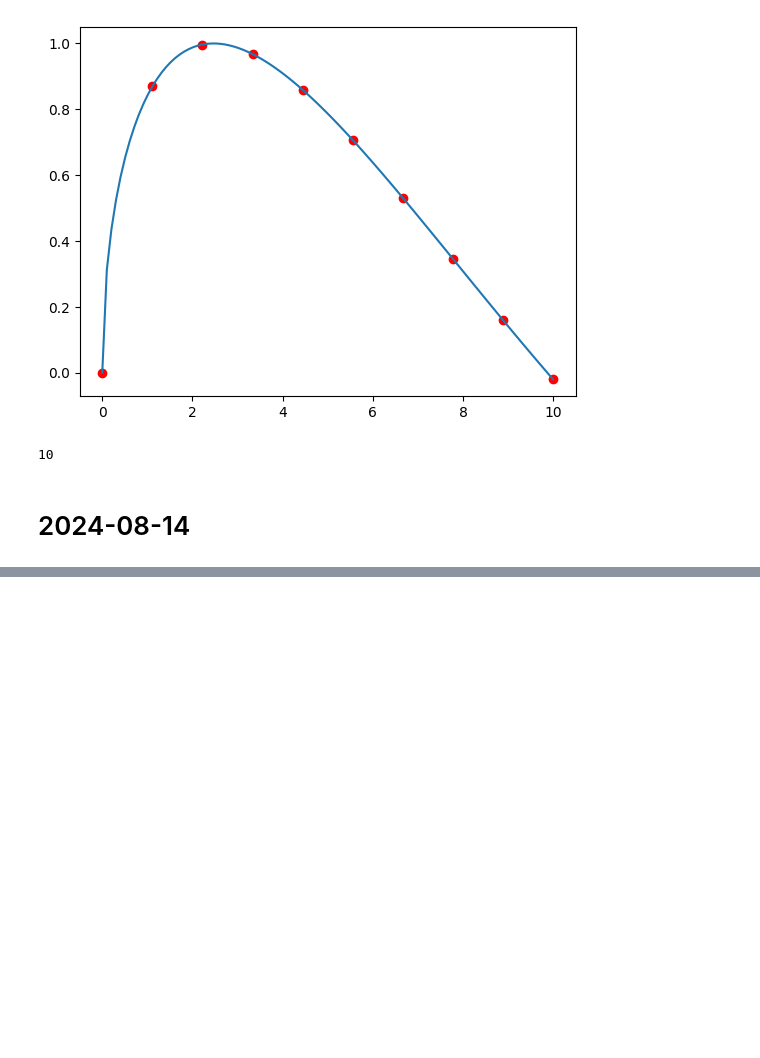
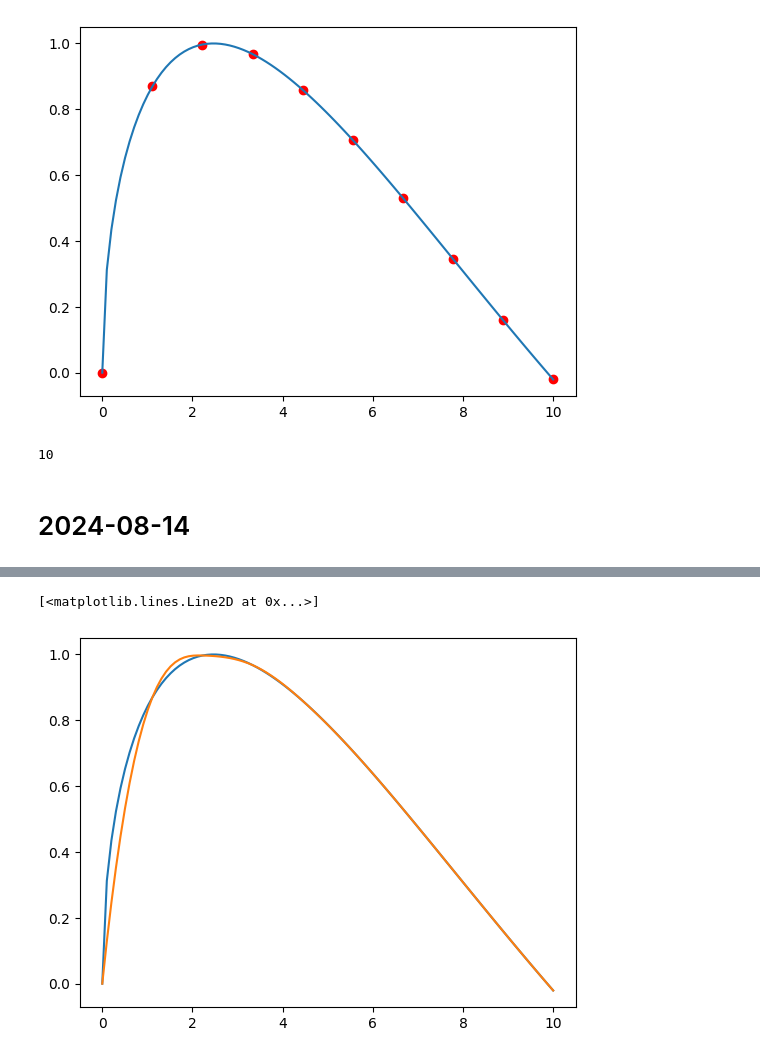
Before and after one commit to MBAhmadi/ML-Learning, a Jupyter notebook: OnAcademy24_Introduction_to_Python_programming_E27_240706.ipynb, the cells around one changed output, grey strips where cells are left out. Cells and saved outputs as stored; diff of their text form; code cells hidden in the pictures; blank space fills up the shorter version.

```diff
--- a/OnAcademy24_Introduction_to_Python_programming_E27_240706.ipynb
+++ b/OnAcademy24_Introduction_to_Python_programming_E27_240706.ipynb
@@ -2883,0 +2909,6 @@ y_a = np.sin(np.sqrt(a))
+# %%
+plt.plot(x,y)
+plt.plot(x,inter_c(x))
+# %% [output]
+[<matplotlib.lines.Line2D at 0x...>]
+[figure, added]
```
Also changed, not shown: parts of 6 cells of this notebook.
